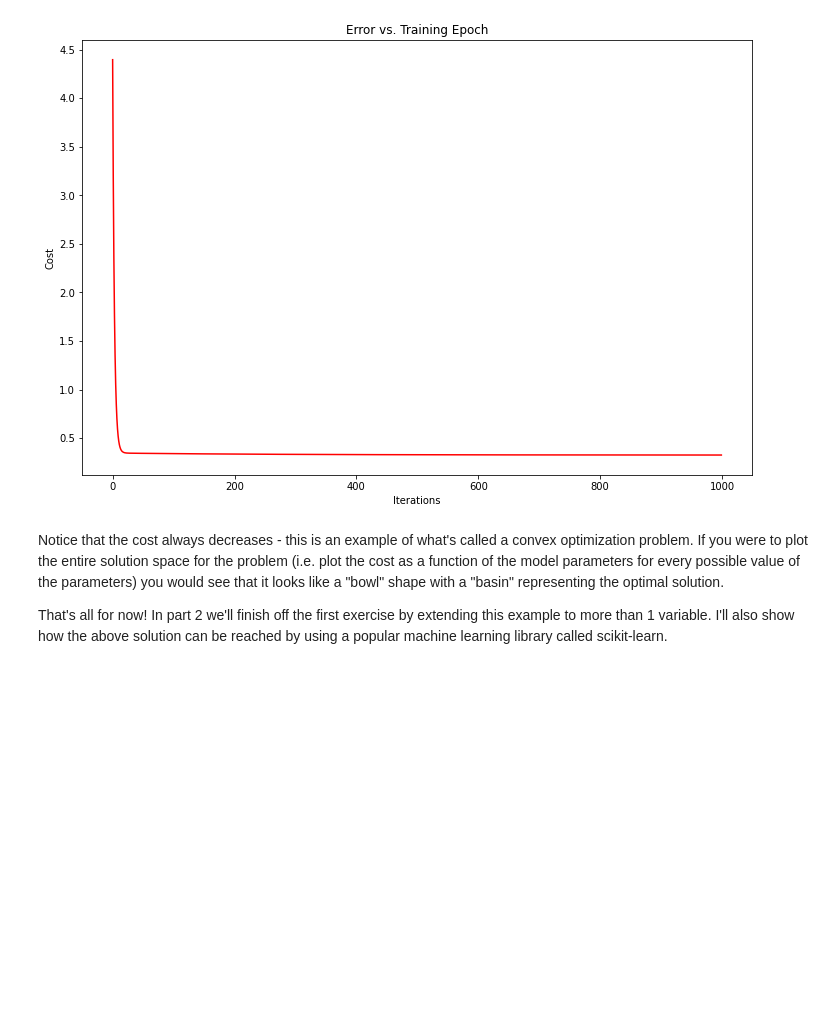
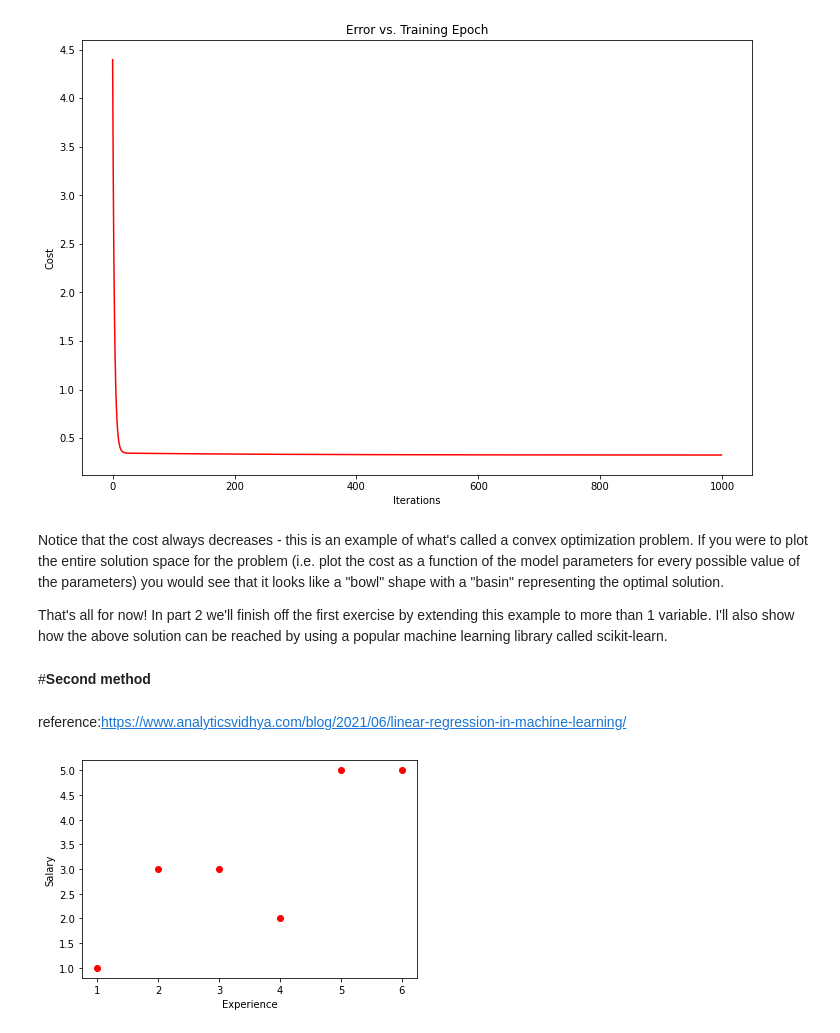
Before and after one commit to Hasaankhattak45/Machine-Learning-Projects, a Jupyter notebook: LR.ipynb, the cells around one changed output. Drawn from its saved outputs; the diff is of its cells as text; code cells hidden in the pictures; blank space fills up the shorter version.

```diff
--- a/LR.ipynb
+++ b/LR.ipynb
@@ -177,3 +175,7 @@ Text(0.5, 1.0, 'Error vs. Training Epoch')
 Notice that the cost always decreases - this is an example of what's called a convex optimization problem. If you were to plot the entire solution space for the problem (i.e. plot the cost as a function of the model parameters for every possible value of the parameters) you would see that it looks like a "bowl" shape with a "basin" representing the optimal solution.
 
 That's all for now! In part 2 we'll finish off the first exercise by extending this example to more than 1 variable. I'll also show how the above solution can be reached by using a popular machine learning library called scikit-learn.
+# %% [markdown]
+#**Second method**
+# %% [markdown]
+reference:https://www.analyticsvidhya.com/blog/2021/06/linear-regression-in-machine-learning/
@@ -179,0 +186,11 @@ That's all for now! In part 2 we'll finish off the first exercise by extending t
+# %%
+x= np.array([1,2,3,4,5,6])
+y = np.array([1,3,3,2,5,5])
+n = np.size(x)
+# %%
+plt.scatter(x,y, color = 'red')
+plt.xlabel("Experience")
+plt.ylabel("Salary")
+plt.show()
+# %% [output]
+[figure, added]
```
Also changed, not shown: parts of 5 cells of this notebook.
